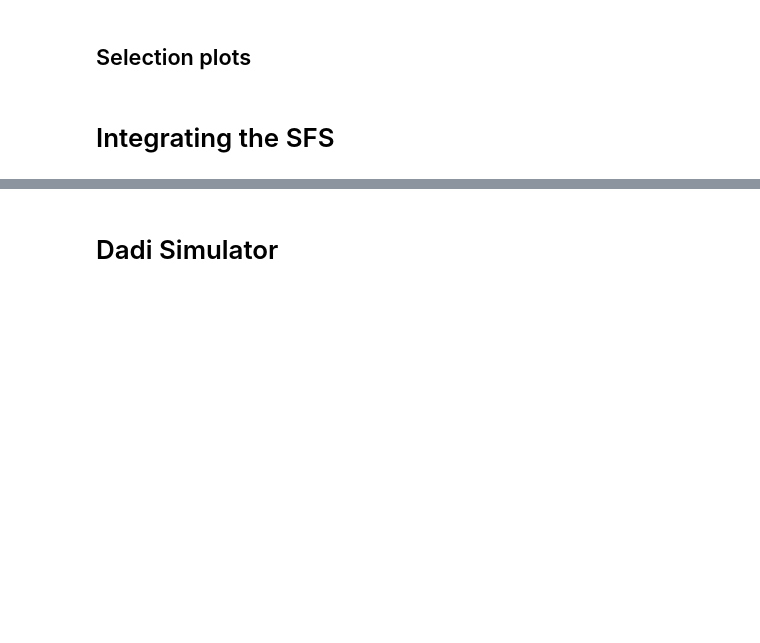
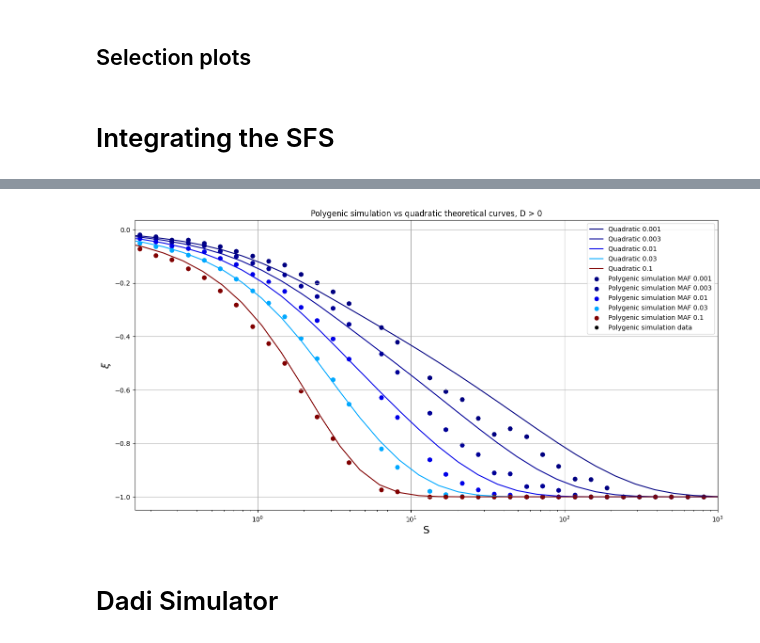
Before and after one commit to emkoch/popspec, a Jupyter notebook: Effect_size.ipynb, the cells around one changed output, grey strips where cells are left out. Cells and saved outputs as stored; diff of their text form; code cells hidden in the pictures; blank space fills up the shorter version.

```diff
--- a/Effect_size.ipynb
+++ b/Effect_size.ipynb
@@ -503,3 +435,58 @@ AttributeError: 'Legend' object has no attribute 'handles'
+# %%
+corrs = pd.read_csv('dataframes/underdominant/corr_csv_pos_d.csv', index_col=0)
+# corrs.iloc[:, -1] = -1
+new_labs = [2*20000*float(x)**2 for x in corrs.columns]
+corrs.columns = new_labs
+
+drop = []
+for x in corrs.columns:
+    if np.sum(corrs[x] == 0) == len(corrs):
+        drop.append(x)
+
+corrs = corrs.drop(drop, axis=1)
+
+for x in corrs.columns:
+    for i in corrs.index:
+        if corrs.loc[i, x] == 0:
+            corrs.loc[i, x] = -1
+# %%
+from matplotlib.lines import Line2D
+
+cmap = plt.cm.jet
+norm = Normalize(vmin=0.001, vmax=0.1)
+
+MAF_thr_values = [0.1, 0.03, 0.01, 0.003, 0.001][::-1]
+sigma_set = np.logspace(-1, 4, 40)
+
+for MAF_thr in tqdm(MAF_thr_values):
+#     corr_set = [stab_corr_posLD_poly(MAF_thr, sigma) for sigma in sigma_set]
+    corr_set = [stab_corr(MAF_thr, sigma, True) for sigma in sigma_set]
+    plt.plot(sigma_set, corr_set, color=cmap(norm(MAF_thr)), label=f'Quadratic {MAF_thr}')
+
+for i, ind in tqdm(enumerate(corrs.index)):
+    plt.scatter(corrs.columns/1.7, corrs.loc[ind, :], label=f'Polygenic simulation MAF {ind}', color=cmap(norm(MAF_thr_values[i])))
+    plt.scatter(corrs.columns/1.7, corrs.loc[ind, :], color=cmap(norm(MAF_thr_values[i])))
+
+
+plt.grid()
+plt.xscale("log")
+plt.xlabel("S", fontsize = 16)
+plt.ylabel("$\\xi$", fontsize = 16)
+
+ax = plt.gca()
+ax.set_xlim([10**(-0.8), 10**(3)])
+
+plt.legend()
+point = Line2D([0], [0], label='Polygenic simulation data', markersize=10, marker='.', markerfacecolor='k', markeredgecolor='k', linestyle='')
+handles, labels = plt.gca().get_legend_handles_labels()
+handles.extend([point])
+plt.legend(handles=handles)
+
+plt.title('Polygenic simulation vs quadratic theoretical curves, D > 0')
+# plt.savefig('plots/poly_sim_vs_quad_theory_pos_d.pdf')
+plt.show()
+# %% [output]
+[figure, added]
 # %% [markdown]
 # Dadi Simulator
 # %%
```
Also changed, not shown: parts of 73 cells of this notebook, 4 other files.
